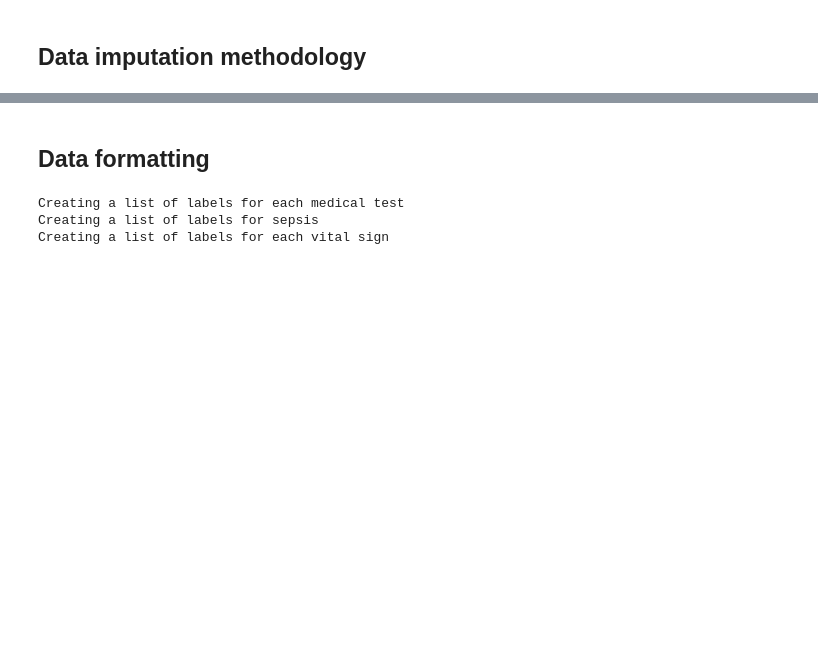
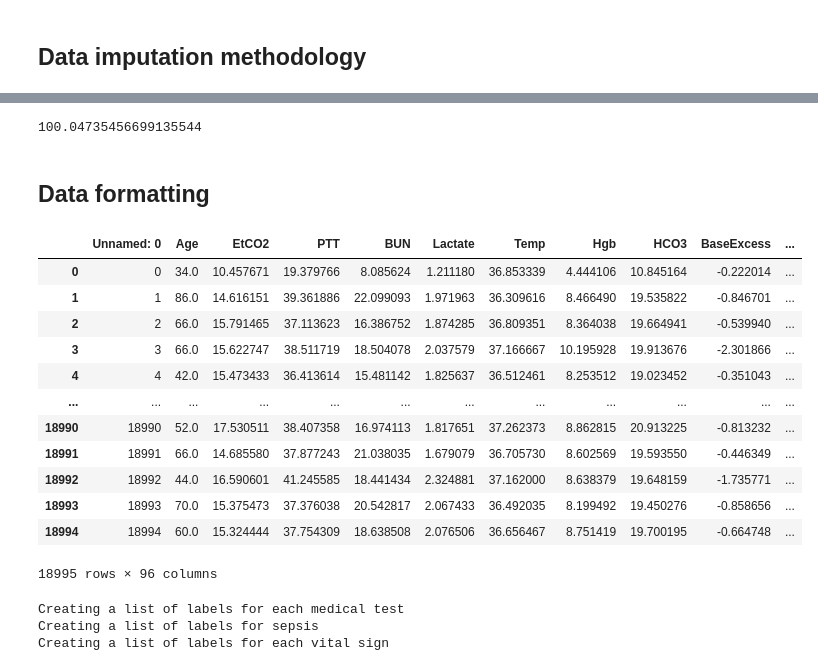
Before and after one commit to pjhartout/Introduction_to_Machine_Learning, a Jupyter notebook: projects/project_2/code_project_2.ipynb, the cells around one changed output, grey strips where cells are left out. Cells and saved outputs as stored; diff of their text form; code cells hidden in the pictures; blank space fills up the shorter version.

```diff
--- a/projects/project_2/code_project_2.ipynb
+++ b/projects/project_2/code_project_2.ipynb
@@ -115 +214,45 @@ df_train = df_train.groupby(["pid"], as_index=False).mean()
+# %%
+patient_count = 0
+
+for patient in pid:
+    patient_count += 1
+    print(patient_count/len(pid)*100, end="\r")
+    for column in columns_for_regression:
+        if df_val.loc[df_val["pid"] == patient][column].isna().sum() <= 8:
+            series = df_val.loc[df_train["pid"] == patient][column]
+            # Fill missing values between two non nans with their average
+            series = (series.ffill() + series.bfill()) / 2
+            # Drop the rest of the value
+            series = series.dropna()
+            standard_deviation = series.std()
+            minimum = series.min()
+            maximum = series.max()
+            X = [i for i in range(0, len(series))]
+            X = np.reshape(X, (len(X), 1))
+            y = series
+            model = LinearRegression()
+            try:
+                model.fit(X, y)
+                df_train.at[patient, column + "_trend"] = model.coef_
+            except ValueError:
+                df_train.at[patient, column + "_trend"] = 0
+            df_val.at[patient, column + "_std"] = standard_deviation
+            df_val.at[patient, column + "_min"] = minimum
+            df_val.at[patient, column + "_max"] = maximum
+
+    # fill rest of values with 0 for trends col umns
+    df_val[columns_for_regression_trend] = df_val[
+        columns_for_regression_trend
+    ].fillna(value=0)
+    df_val[columns_for_regression_std] = df_val[
+        columns_for_regression_std
+    ].fillna(value=0)
+    df_val[columns_for_regression_min] = df_val[
+        columns_for_regression_min
+    ].fillna(value=0)
+    df_val[columns_for_regression_max] = df_val[
+        columns_for_regression_max
+    ].fillna(value=0)
+# %% [output]
+100.04735456699135544
 # %%
@@ -135,2 +280,22 @@ df_train_label = df_train_label.sort_values(by=["pid"])
+# %%
+df_train = df_train.sort_values(by=["pid"])
+df_train = df_train.drop(columns=IDENTIFIERS)
+df_val = df_val.sort_values(by=["pid"])
+df_val = df_val.drop(columns=IDENTIFIERS)
+df_train_label = df_train_label.sort_values(by=["pid"])
+# %% [output]
+|  | Unnamed: 0 | Age | EtCO2 | PTT | BUN | Lactate | Temp | Hgb | HCO3 | BaseExcess | ... |
+| 0 | 0 | 34.0 | 10.457671 | 19.379766 | 8.085624 | 1.211180 | 36.853339 | 4.444106 | 10.845164 | -0.222014 | ... |
+| 1 | 1 | 86.0 | 14.616151 | 39.361886 | 22.099093 | 1.971963 | 36.309616 | 8.466490 | 19.535822 | -0.846701 | ... |
+| 2 | 2 | 66.0 | 15.791465 | 37.113623 | 16.386752 | 1.874285 | 36.809351 | 8.364038 | 19.664941 | -0.539940 | ... |
+| 3 | 3 | 66.0 | 15.622747 | 38.511719 | 18.504078 | 2.037579 | 37.166667 | 10.195928 | 19.913676 | -2.301866 | ... |
+| 4 | 4 | 42.0 | 15.473433 | 36.413614 | 15.481142 | 1.825637 | 36.512461 | 8.253512 | 19.023452 | -0.351043 | ... |
+| ... | ... | ... | ... | ... | ... | ... | ... | ... | ... | ... | ... |
+| 18990 | 18990 | 52.0 | 17.530511 | 38.407358 | 16.974113 | 1.817651 | 37.262373 | 8.862815 | 20.913225 | -0.813232 | ... |
+| 18991 | 18991 | 66.0 | 14.685580 | 37.877243 | 21.038035 | 1.679079 | 36.705730 | 8.602569 | 19.593550 | -0.446349 | ... |
+| 18992 | 18992 | 44.0 | 16.590601 | 41.245585 | 18.441434 | 2.324881 | 37.162000 | 8.638379 | 19.648159 | -1.735771 | ... |
+| 18993 | 18993 | 70.0 | 15.375473 | 37.376038 | 20.542817 | 2.067433 | 36.492035 | 8.199492 | 19.450276 | -0.858656 | ... |
+| 18994 | 18994 | 60.0 | 15.324444 | 37.754309 | 18.638508 | 2.076506 | 36.656467 | 8.751419 | 19.700195 | -0.664748 | ... |
+18995 rows × 96 columns
 # %%
 # Data formatting
```
Also changed, not shown: parts of 14 cells of this notebook, 2 other files.
